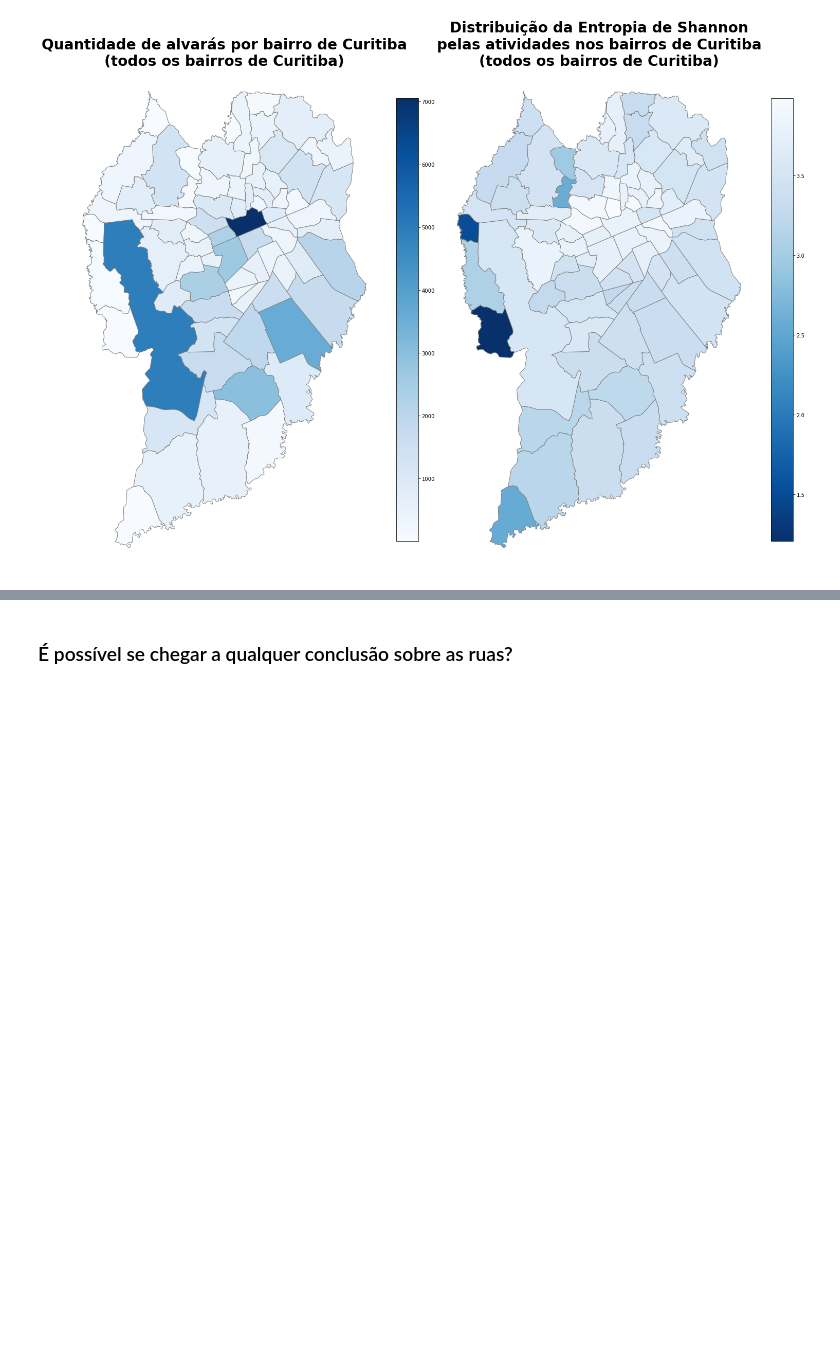
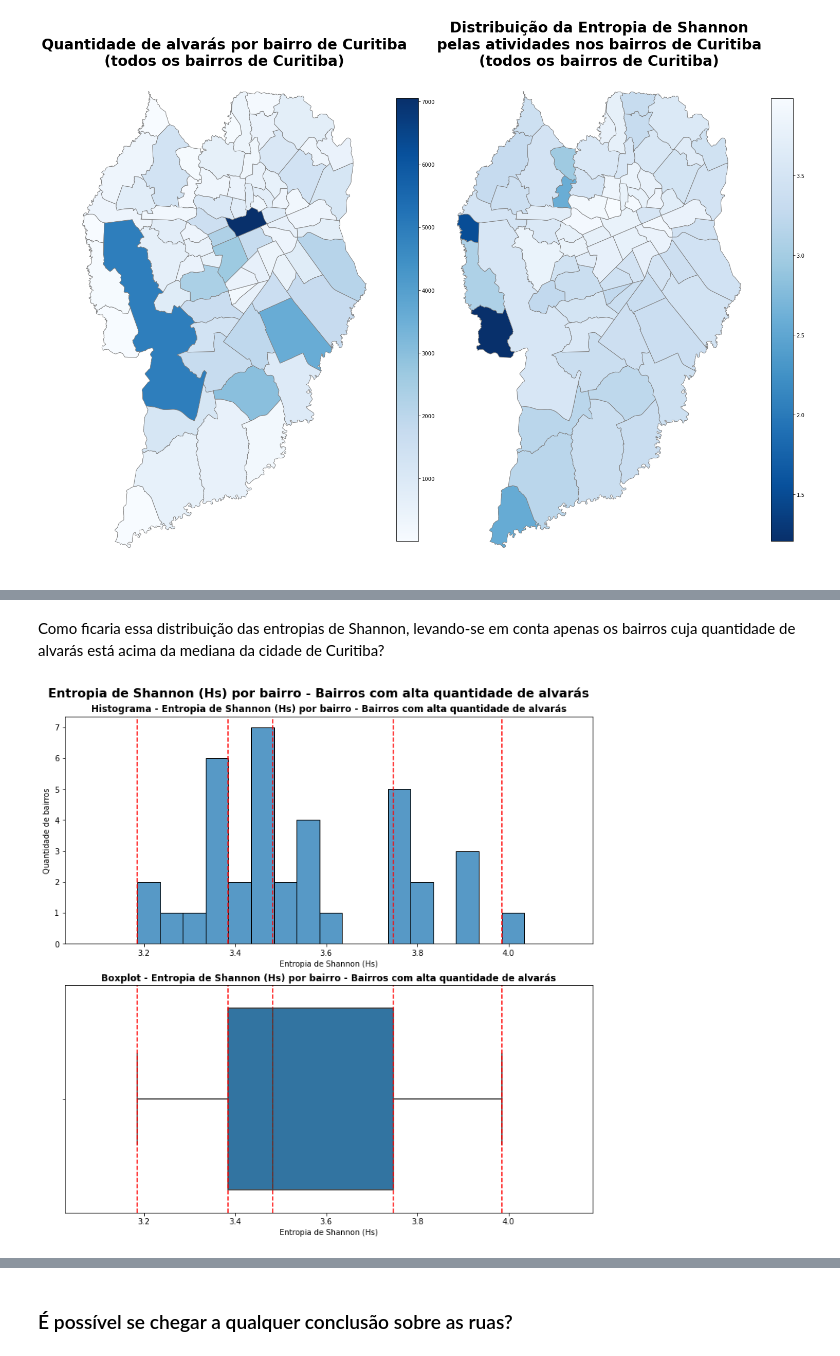
Before and after one commit to avaraujojr/tcc_alcides_alvaras, a Jupyter notebook: notebooks/alvaras_cwb.ipynb, the cells around one changed output, grey strips where cells are left out. Drawn from its saved outputs; the diff is of its cells as text; code cells hidden in the pictures; blank space fills up the shorter version.

```diff
--- a/notebooks/alvaras_cwb.ipynb
+++ b/notebooks/alvaras_cwb.ipynb
@@ -689,0 +812,33 @@ plt.axis('off');
+# %% [markdown]
+Como ficaria essa distribuição das entropias de Shannon, levando-se em conta apenas os bairros cuja quantidade de alvarás está acima da mediana da cidade de Curitiba?
+# %%
+df_por_bairro_por_ativ_alta_qt = df_por_bairro_por_ativ.loc[df_por_bairro_por_ativ.por_bairro > Limites_Boxplot(df_por_bairro_por_ativ.por_bairro)[2]].reset_index(drop = True)
+# %%
+fig_hs_bairros_alta_qt = plt.figure(figsize = (10,10), constrained_layout=True)
+
+plt.suptitle('Entropia de Shannon (Hs) por bairro - Bairros com alta quantidade de alvarás', fontsize = 16, fontweight = 'bold')
+
+ax1 = plt.subplot(211)
+sns.histplot(data = df_por_bairro_por_ativ_alta_qt, x = 'Hs_ativ_usar', binwidth = .05, ax = ax1)
+plt.title('Histograma - Entropia de Shannon (Hs) por bairro - Bairros com alta quantidade de alvarás', fontsize = 12, fontweight = 'bold')
+plt.axvline(x = Limites_Boxplot(df_por_bairro_por_ativ_alta_qt.Hs_ativ_usar)[0], color = 'red', linestyle = 'dashed')
+plt.axvline(x = Limites_Boxplot(df_por_bairro_por_ativ_alta_qt.Hs_ativ_usar)[1], color = 'red', linestyle = 'dashed')
+plt.axvline(x = Limites_Boxplot(df_por_bairro_por_ativ_alta_qt.Hs_ativ_usar)[2], color = 'red', linestyle = 'dashed')
+plt.axvline(x = Limites_Boxplot(df_por_bairro_por_ativ_alta_qt.Hs_ativ_usar)[3], color = 'red', linestyle = 'dashed')
+plt.axvline(x = Limites_Boxplot(df_por_bairro_por_ativ_alta_qt.Hs_ativ_usar)[4], color = 'red', linestyle = 'dashed')
+plt.xlim(0.95 * min(df_por_bairro_por_ativ_alta_qt.Hs_ativ_usar), 1.05 * max(df_por_bairro_por_ativ_alta_qt.Hs_ativ_usar))
+plt.xlabel('Entropia de Shannon (Hs)')
+plt.ylabel('Quantidade de bairros');
+
+ax2 = plt.subplot(212)
+sns.boxplot(data = df_por_bairro_por_ativ_alta_qt, x = 'Hs_ativ_usar', ax = ax2)
+plt.title('Boxplot - Entropia de Shannon (Hs) por bairro - Bairros com alta quantidade de alvarás', fontsize = 12, fontweight = 'bold')
+plt.axvline(x = Limites_Boxplot(df_por_bairro_por_ativ_alta_qt.Hs_ativ_usar)[0], color = 'red', linestyle = 'dashed')
+plt.axvline(x = Limites_Boxplot(df_por_bairro_por_ativ_alta_qt.Hs_ativ_usar)[1], color = 'red', linestyle = 'dashed')
+plt.axvline(x = Limites_Boxplot(df_por_bairro_por_ativ_alta_qt.Hs_ativ_usar)[2], color = 'red', linestyle = 'dashed')
+plt.axvline(x = Limites_Boxplot(df_por_bairro_por_ativ_alta_qt.Hs_ativ_usar)[3], color = 'red', linestyle = 'dashed')
+plt.axvline(x = Limites_Boxplot(df_por_bairro_por_ativ_alta_qt.Hs_ativ_usar)[4], color = 'red', linestyle = 'dashed')
+plt.xlim(0.95 * min(df_por_bairro_por_ativ_alta_qt.Hs_ativ_usar), 1.05 * max(df_por_bairro_por_ativ_alta_qt.Hs_ativ_usar))
+plt.xlabel('Entropia de Shannon (Hs)');
+# %% [output]
+[figure, added]
```
Also changed, not shown: parts of 34 cells of this notebook.
